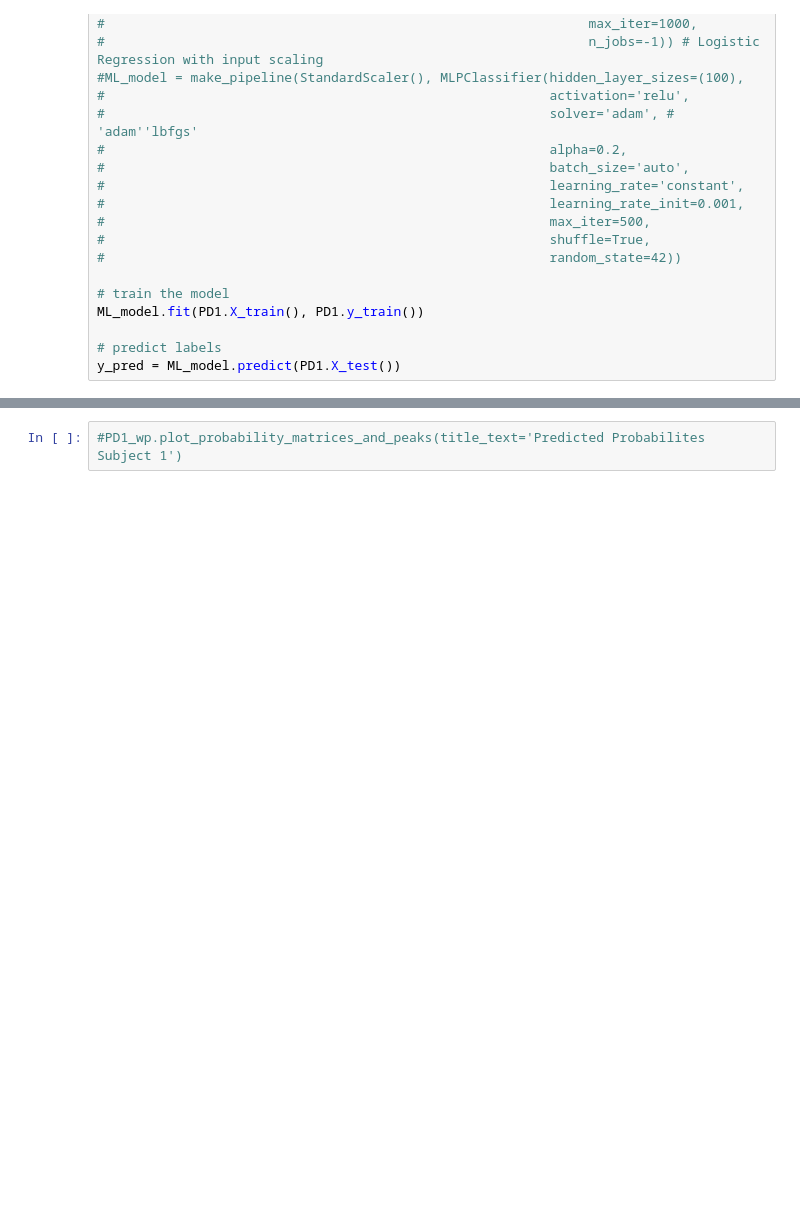
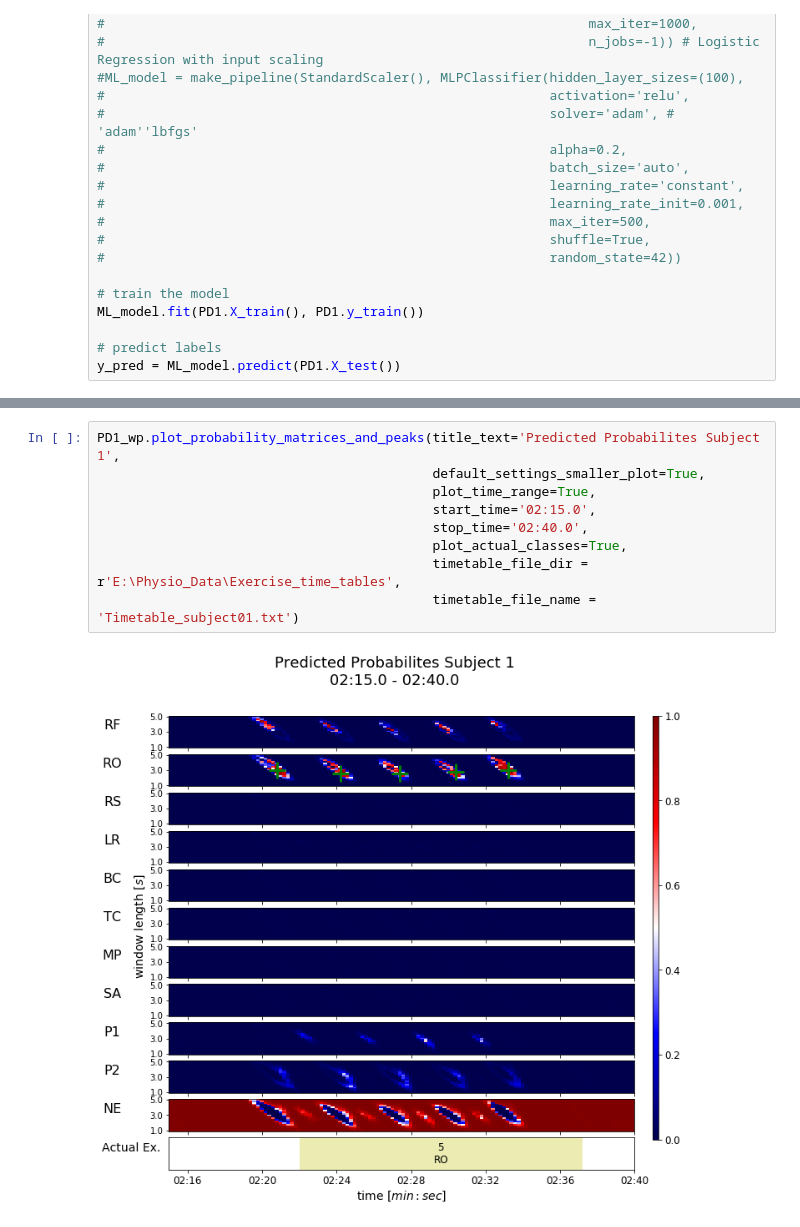
Before and after one commit to FlorianMeinhart/master-project, a Jupyter notebook: Classification_Section_Means/Classification_with_both_Physio_Data_Classes.ipynb, the cells around one changed output, grey strips where cells are left out. Drawn from its saved outputs; the diff is of its cells as text; blank space fills up the shorter version.

```diff
--- a/Classification_Section_Means/Classification_with_both_Physio_Data_Classes.ipynb
+++ b/Classification_Section_Means/Classification_with_both_Physio_Data_Classes.ipynb
@@ -175,2 +232,11 @@ Using matplotlib backend: TkAgg
-# %%
-#PD1_wp.plot_probability_matrices_and_peaks(title_text='Predicted Probabilites Subject 1')
+# %%
+PD1_wp.plot_probability_matrices_and_peaks(title_text='Predicted Probabilites Subject 1',
+                                           default_settings_smaller_plot=True,
+                                           plot_time_range=True,
+                                           start_time='02:15.0',
+                                           stop_time='02:40.0',
+                                           plot_actual_classes=True,
+                                           timetable_file_dir = r'E:\Physio_Data\Exercise_time_tables',
+                                           timetable_file_name = 'Timetable_subject01.txt')
+# %% [output]
+[figure, added]
```
Also changed, not shown: parts of 8 cells of this notebook, 1 other file.
